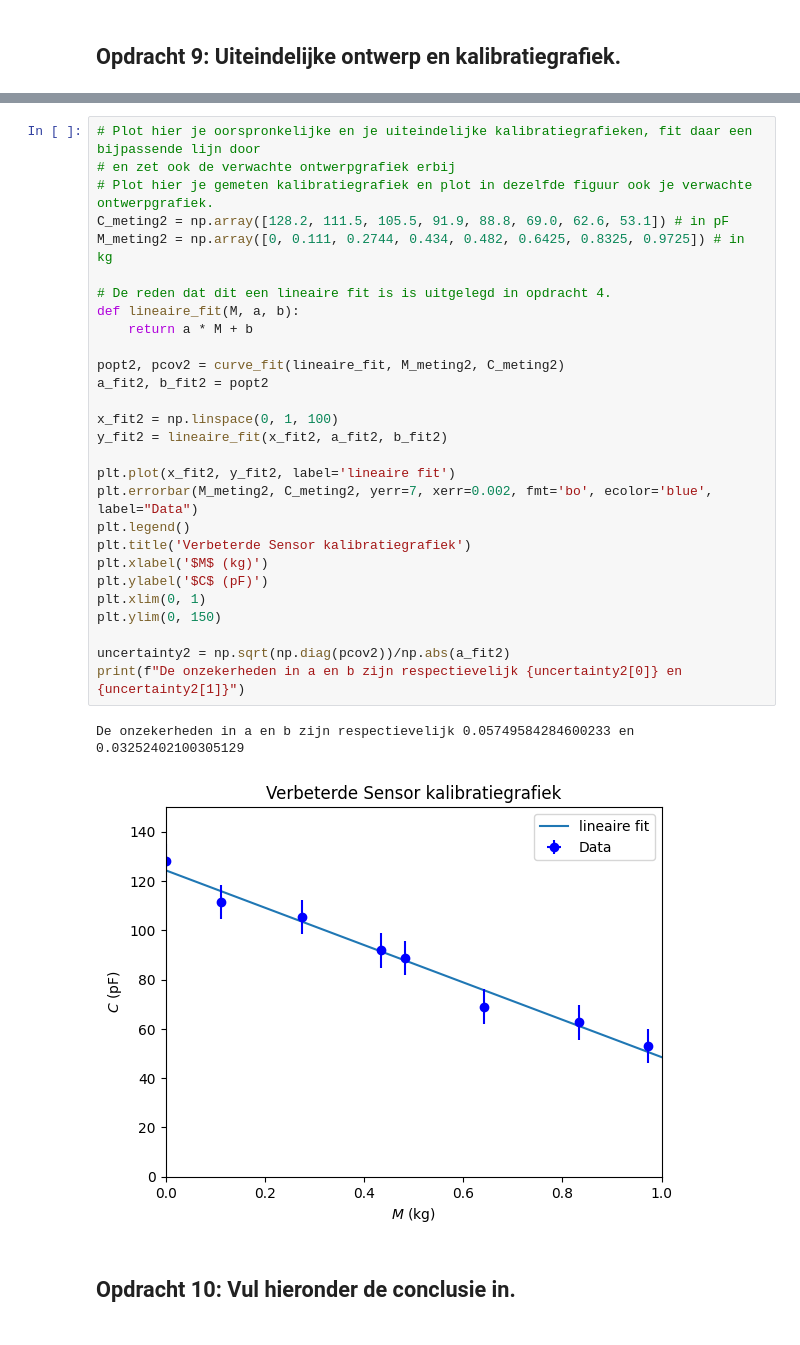
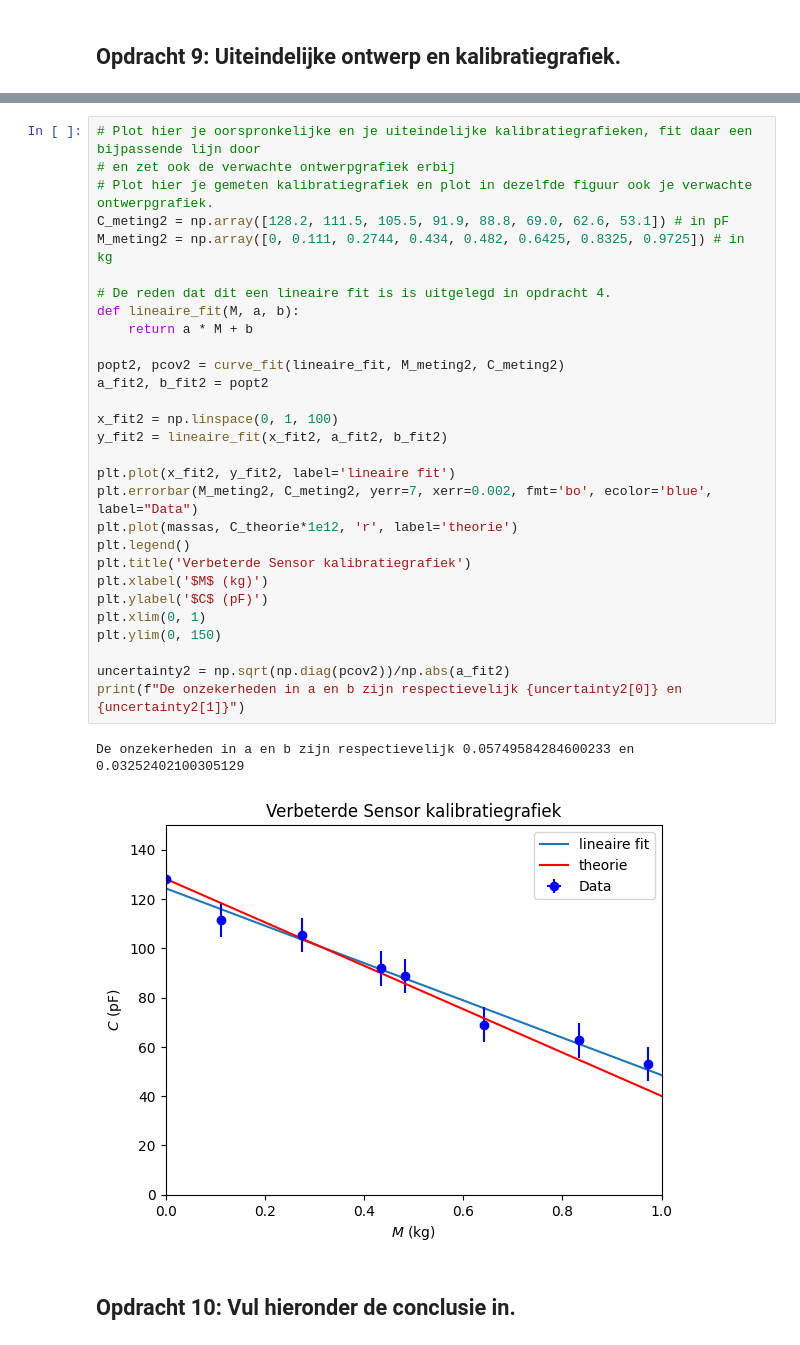
Before and after one commit to DavantePES/Def-D, a Jupyter notebook: FysiekeOntwerpopdrachten/2OntwerpEenSensorCondensator/DEFOntwerpopdracht2OntwerpEenSensorInvulTemplate.ipynb, the cells around one changed output, grey strips where cells are left out. Cells and saved outputs as stored; diff of their text form.

```diff
--- a/FysiekeOntwerpopdrachten/2OntwerpEenSensorCondensator/DEFOntwerpopdracht2OntwerpEenSensorInvulTemplate.ipynb
+++ b/FysiekeOntwerpopdrachten/2OntwerpEenSensorCondensator/DEFOntwerpopdracht2OntwerpEenSensorInvulTemplate.ipynb
@@ -251,34 +251,35 @@ We hebben uitgekozen om de tweede verbetering uit te voeren.
 # %%
 # Plot hier je oorspronkelijke en je uiteindelijke kalibratiegrafieken, fit daar een bijpassende lijn door
 # en zet ook de verwachte ontwerpgrafiek erbij
 # Plot hier je gemeten kalibratiegrafiek en plot in dezelfde figuur ook je verwachte ontwerpgrafiek.
 C_meting2 = np.array([128.2, 111.5, 105.5, 91.9, 88.8, 69.0, 62.6, 53.1]) # in pF
 M_meting2 = np.array([0, 0.111, 0.2744, 0.434, 0.482, 0.6425, 0.8325, 0.9725]) # in kg
 
 # De reden dat dit een lineaire fit is is uitgelegd in opdracht 4.
 def lineaire_fit(M, a, b):
     return a * M + b
 
 popt2, pcov2 = curve_fit(lineaire_fit, M_meting2, C_meting2)
 a_fit2, b_fit2 = popt2
 
 x_fit2 = np.linspace(0, 1, 100)
 y_fit2 = lineaire_fit(x_fit2, a_fit2, b_fit2)
 
 plt.plot(x_fit2, y_fit2, label='lineaire fit')
 plt.errorbar(M_meting2, C_meting2, yerr=7, xerr=0.002, fmt='bo', ecolor='blue', label="Data")
+plt.plot(massas, C_theorie*1e12, 'r', label='theorie')
 plt.legend()
 plt.title('Verbeterde Sensor kalibratiegrafiek')
 plt.xlabel('$M$ (kg)')
 plt.ylabel('$C$ (pF)')
 plt.xlim(0, 1)
 plt.ylim(0, 150)
 
 uncertainty2 = np.sqrt(np.diag(pcov2))/np.abs(a_fit2)
 print(f"De onzekerheden in a en b zijn respectievelijk {uncertainty2[0]} en {uncertainty2[1]}")
 # %% [output]
 De onzekerheden in a en b zijn respectievelijk 0.05749584284600233 en 0.03252402100305129
-[figure, old version]
+[figure, new version]
 # %% [markdown]
 ## Opdracht 10: Vul hieronder de conclusie in.
 # %% [markdown]
```
Also changed, not shown: parts of 10 cells of this notebook.
